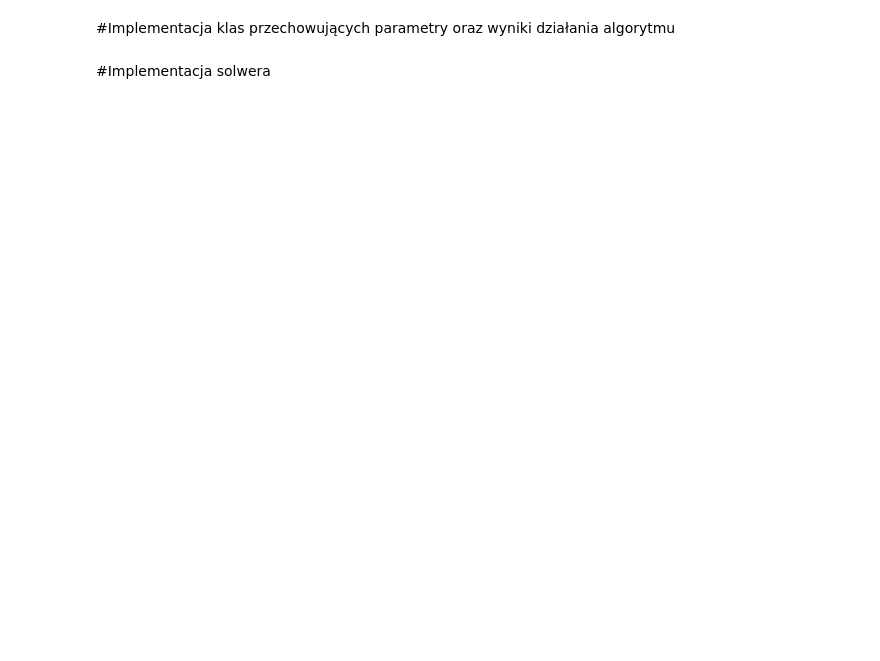
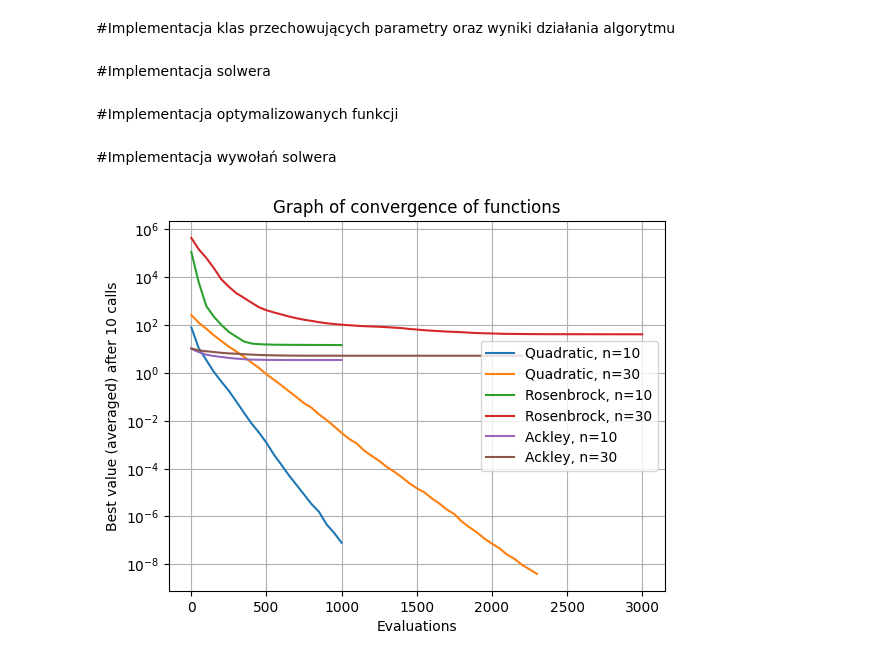
Before and after one commit to RAF442/AI_Intro, a Jupyter notebook: Ex_1.ipynb, the cells around one changed output. Drawn from its saved outputs; the diff is of its cells as text; code cells hidden in the pictures; blank space fills up the shorter version.

Commit message:
Implementacja optymalizowanych funkcji i wywołań solwera.

```diff
--- a/Ex_1.ipynb
+++ b/Ex_1.ipynb
@@ -105,3 +105,55 @@ def solver(eval_func: Callable[[Sequence[float]], float],
 
     #zwracanie wyników
     return SolverResult(best_x=x, best_f=best_f, evals=evals, history=history)
+# %% [markdown]
+#Implementacja optymalizowanych funkcji
+# %%
+#Kwadratowa
+def quadratic(x):
+    x = np.array(x)
+    return np.sum(x**2)
+# %%
+#Rosenbrocka
+def rosenbrock(x):
+    x = np.array(x)
+    return np.sum(100*(x[1:] - x[:-1]**2)**2 + (x[:-1] - 1)**2)
+# %%
+#Ackleya
+def ackley(x):
+    x = np.array(x)
+    return -20*np.exp(-0.2*np.sqrt(np.mean(x**2))) - np.exp(np.mean(np.cos(2*np.pi*x))) + 20 + np.e
+# %% [markdown]
+#Implementacja wywołań solwera
+# %%
+if __name__ == "__main__":
+    for func, name in [(quadratic, "Quadratic"), (rosenbrock, "Rosenbrock"), (ackley, "Ackley")]: #iteracja po funkcjach
+        for n in [10, 30]: #iteracja po wymiarach
+            all_histories = []
+
+            #10 wywołań solwera
+            for _ in range(10):
+                x0 = np.random.uniform(-5, 5, n)
+                params = SolverParameters(n=n, max_evals=n*100, sigma0=0.5, bounds=(-5, 5))
+                result = solver(func, x0, params)
+                evals, best_values = zip(*result.history) #rozdział listy na 2 sekwencje
+                all_histories.append(best_values)
+
+            min_len = min(len(h) for h in all_histories)
+            all_histories = np.array([h[:min_len] for h in all_histories]) #rozmiar (10, min_len)
+            evals = np.array([e for e, _ in result.history])[:min_len]
+
+            #średnia po 10 wywołaniach
+            mean_best_values = np.mean(all_histories, axis=0)
+            #rysowanie wykresu
+            plt.plot(evals, mean_best_values, label=f"{name}, n={n}")
+
+    #konfiguracja opcji wykresu
+    plt.yscale("log")
+    plt.xlabel("Evaluations")
+    plt.ylabel("Best value (averaged) after 10 calls")
+    plt.title("Graph of convergence of functions")
+    plt.grid(True)
+    plt.legend()
+    plt.show()
+# %% [output]
+[figure, added]
```
Also changed, not shown: parts of 1 cell of this notebook.
